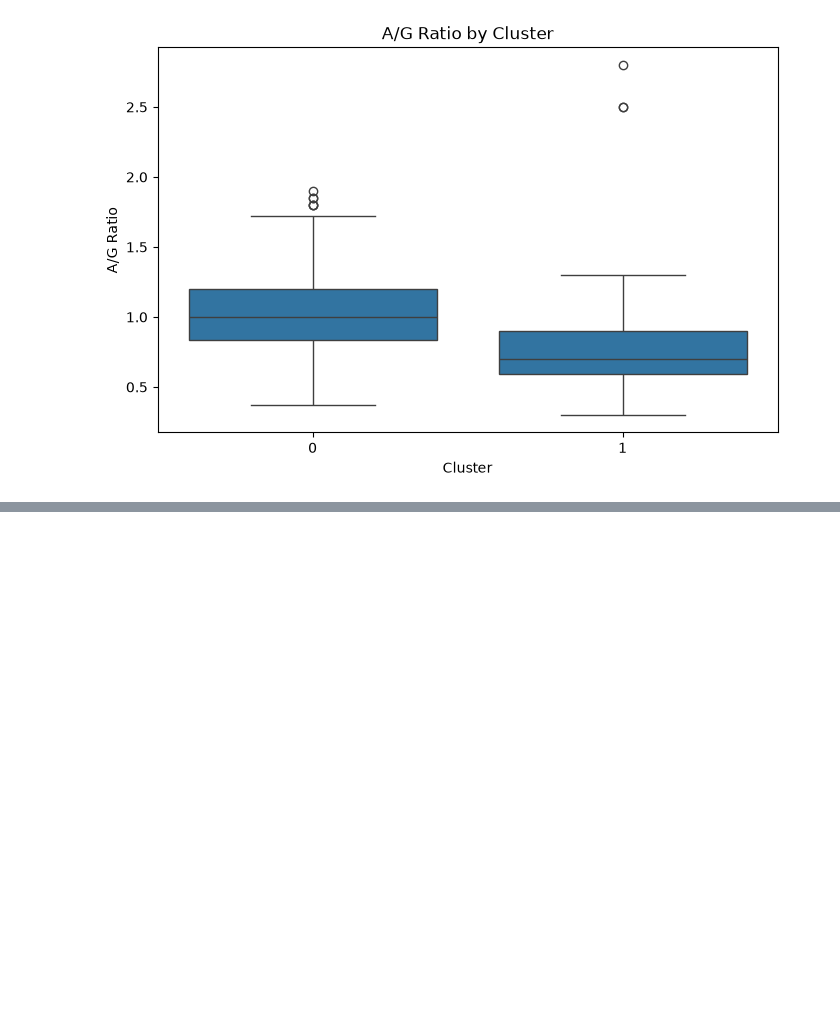
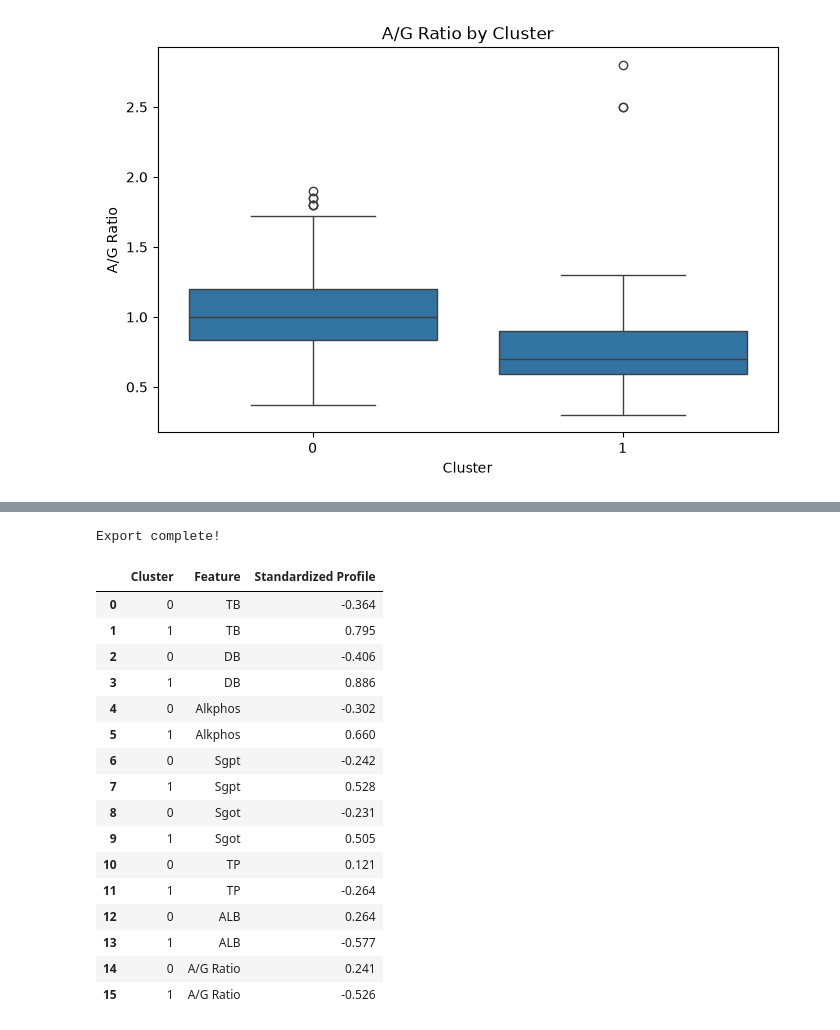
Before and after one commit to alyica-analytics/Liver-Patient-Segmentation-Analysis, a Jupyter notebook: notebooks/liver_patient_segmentation_analysis.ipynb, the cells around one changed output, grey strips where cells are left out. Cells and saved outputs as stored; diff of their text form; code cells hidden in the pictures; blank space fills up the shorter version.

```diff
--- a/notebooks/liver_patient_segmentation_analysis.ipynb
+++ b/notebooks/liver_patient_segmentation_analysis.ipynb
@@ -472,0 +506,27 @@ for feature in profile_features:
+# %%
+# Export standardized cluster profiles for Tableau
+profile_scaled_tableau = (profile_scaled.rename_axis("Cluster").reset_index().melt(id_vars="Cluster", var_name="Feature", value_name="Standardized Profile"))
+
+profile_scaled_tableau.to_csv("liver_cluster_profile_heatmap.csv", index=False)
+
+print("Export complete!")
+display(profile_scaled_tableau.round(3))
+# %% [output]
+Export complete!
+|  | Cluster | Feature | Standardized Profile |
+| 0 | 0 | TB | -0.364 |
+| 1 | 1 | TB | 0.795 |
+| 2 | 0 | DB | -0.406 |
+| 3 | 1 | DB | 0.886 |
+| 4 | 0 | Alkphos | -0.302 |
+| 5 | 1 | Alkphos | 0.660 |
+| 6 | 0 | Sgpt | -0.242 |
+| 7 | 1 | Sgpt | 0.528 |
+| 8 | 0 | Sgot | -0.231 |
+| 9 | 1 | Sgot | 0.505 |
+| 10 | 0 | TP | 0.121 |
+| 11 | 1 | TP | -0.264 |
+| 12 | 0 | ALB | 0.264 |
+| 13 | 1 | ALB | -0.577 |
+| 14 | 0 | A/G Ratio | 0.241 |
+| 15 | 1 | A/G Ratio | -0.526 |
```
Also changed, not shown: parts of 5 cells of this notebook.
